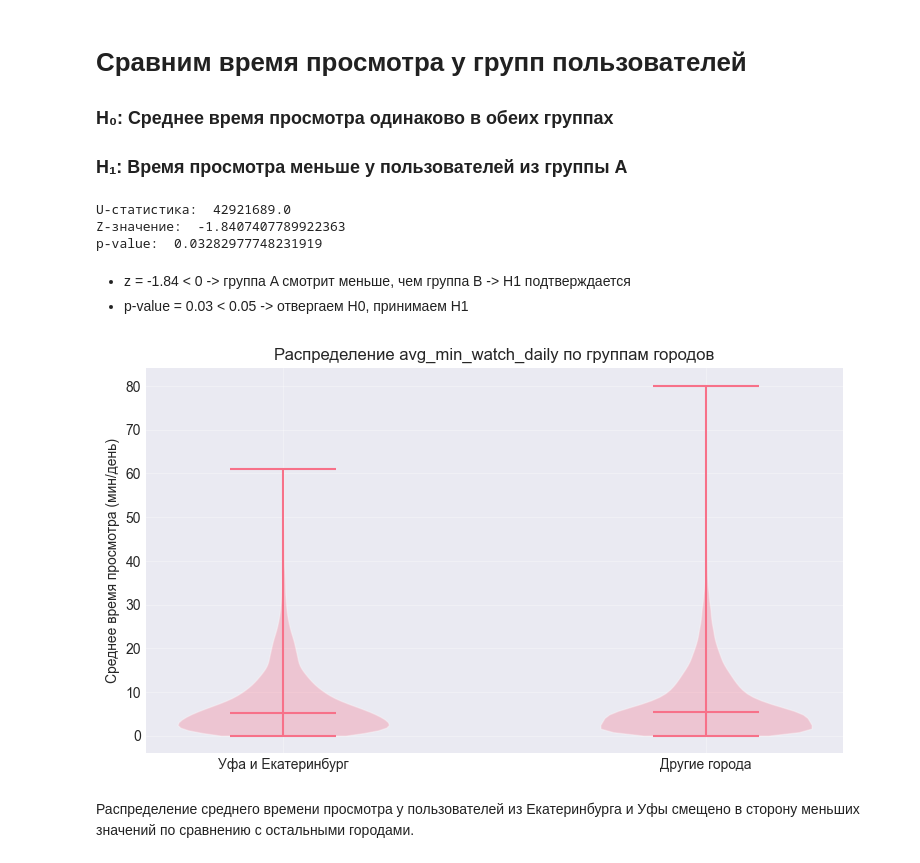
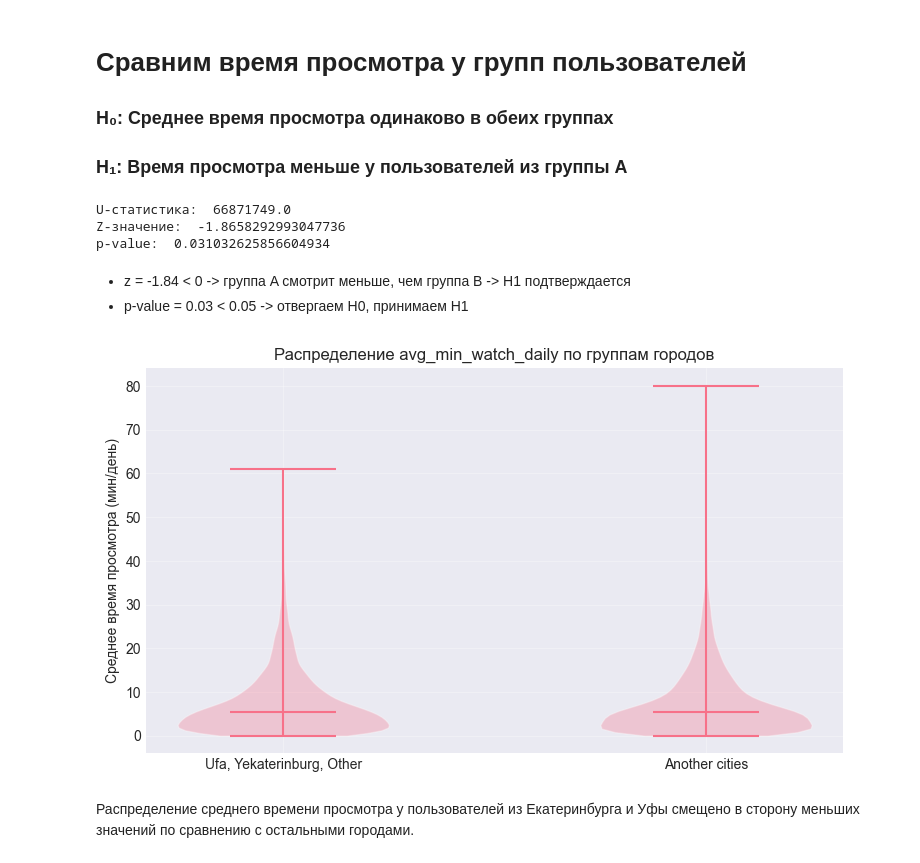
Before and after one commit to antosden/video-platform-churn-analysis, a Jupyter notebook: Команда_12_Чек-пойнт_1.ipynb, the cells around one changed output. Saved outputs shown, nothing was run; the diff lists cells and outputs as text; code cells hidden in the pictures.

```diff
--- a/Команда_12_Чек-пойнт_1.ipynb
+++ b/Команда_12_Чек-пойнт_1.ipynb
@@ -1940,8 +1940,8 @@ def normal_cdf(x):
     return (1 + erf(x / np.sqrt(2))) / 2
 
 # Определим группы пользователей по городам
-group_A = df[df['city'].isin(['Ufa', 'Yekaterinburg'])]['avg_min_watch_daily']
-group_B = df[~df['city'].isin(['Ufa', 'Yekaterinburg'])]['avg_min_watch_daily']
+group_A = df[df['city'].isin(['Ufa', 'Yekaterinburg', 'Other'])]['avg_min_watch_daily']
+group_B = df[~df['city'].isin(['Ufa', 'Yekaterinburg', 'Other'])]['avg_min_watch_daily']
 
 # Объединяем значения в единый массив
 combined = pd.concat([group_A, group_B])
@@ -1974,36 +1974,37 @@ print("U-статистика: ", U)
 print("Z-значение: ", z)
 print("p-value: ", p_value)
 # %% [output]
-U-статистика:  42921689.0
-Z-значение:  -1.8407407789922363
-p-value:  0.03282977748231919
+U-статистика:  66871749.0
+Z-значение:  -1.8658292993047736
+p-value:  0.031032625856604934
 # %% [markdown]
 - z = -1.84 < 0 -> группа A смотрит меньше, чем группа B -> H1 подтверждается
 - p-value = 0.03 < 0.05 -> отвергаем H0, принимаем H1
 # %%
 # Собираем данные в датафрейм для графика
 plot_df = pd.DataFrame({
     'avg_min_watch_daily': pd.concat([group_A, group_B], ignore_index=True),
-    'city_group': (['Ufa + Yekaterinburg'] * len(group_A)) + (['Other cities'] * len(group_B))
+    'city_group': (['Ufa + Yekaterinburg + Other'] * len(group_A)) +
+                  (['Another cities'] * len(group_B))
 })
 
 # Скрипичная диаграмма (violin plot)
 plt.figure(figsize=(9, 5))
 
 data = [
-    plot_df.loc[plot_df['city_group'] == 'Ufa + Yekaterinburg', 'avg_min_watch_daily'].dropna().values,
-    plot_df.loc[plot_df['city_group'] == 'Other cities', 'avg_min_watch_daily'].dropna().values
+    plot_df.loc[plot_df['city_group'] == 'Ufa + Yekaterinburg + Other', 'avg_min_watch_daily'].dropna().values,
+    plot_df.loc[plot_df['city_group'] == 'Another cities', 'avg_min_watch_daily'].dropna().values
 ]
 
 parts = plt.violinplot(data, showmeans=False, showmedians=True, showextrema=True)
 
-plt.xticks([1, 2], ['Уфа и Екатеринбург', 'Другие города'])
+plt.xticks([1, 2], ['Ufa, Yekaterinburg, Other', 'Another cities'])
 plt.title('Распределение avg_min_watch_daily по группам городов')
 plt.ylabel('Среднее время просмотра (мин/день)')
 plt.grid(alpha=0.3)
 plt.show()
 # %% [output]
-[figure, old version]
+[figure, new version]
 # %% [markdown]
 Распределение среднего времени просмотра у пользователей из Екатеринбурга и Уфы смещено в сторону меньших значений по сравнению с остальными городами.
 # %% [markdown]
```
Also changed, not shown: parts of 7 cells of this notebook, 1 other file.
